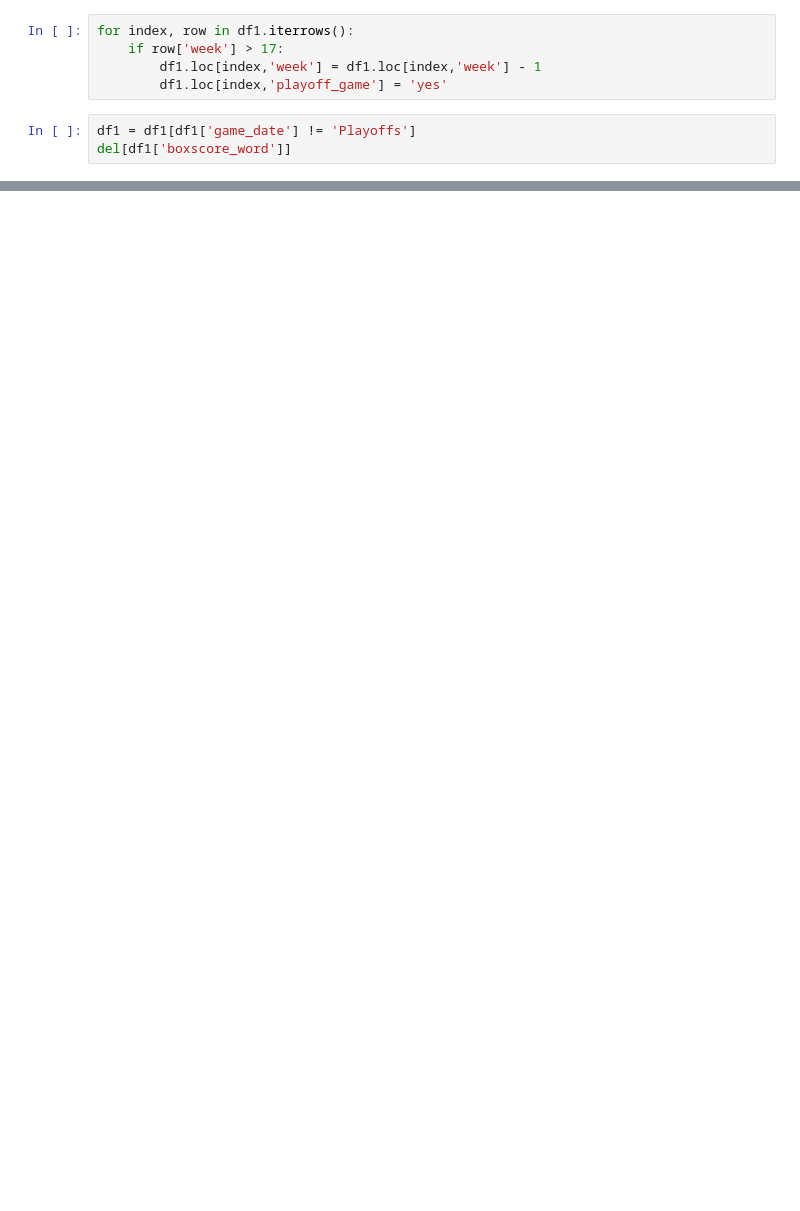
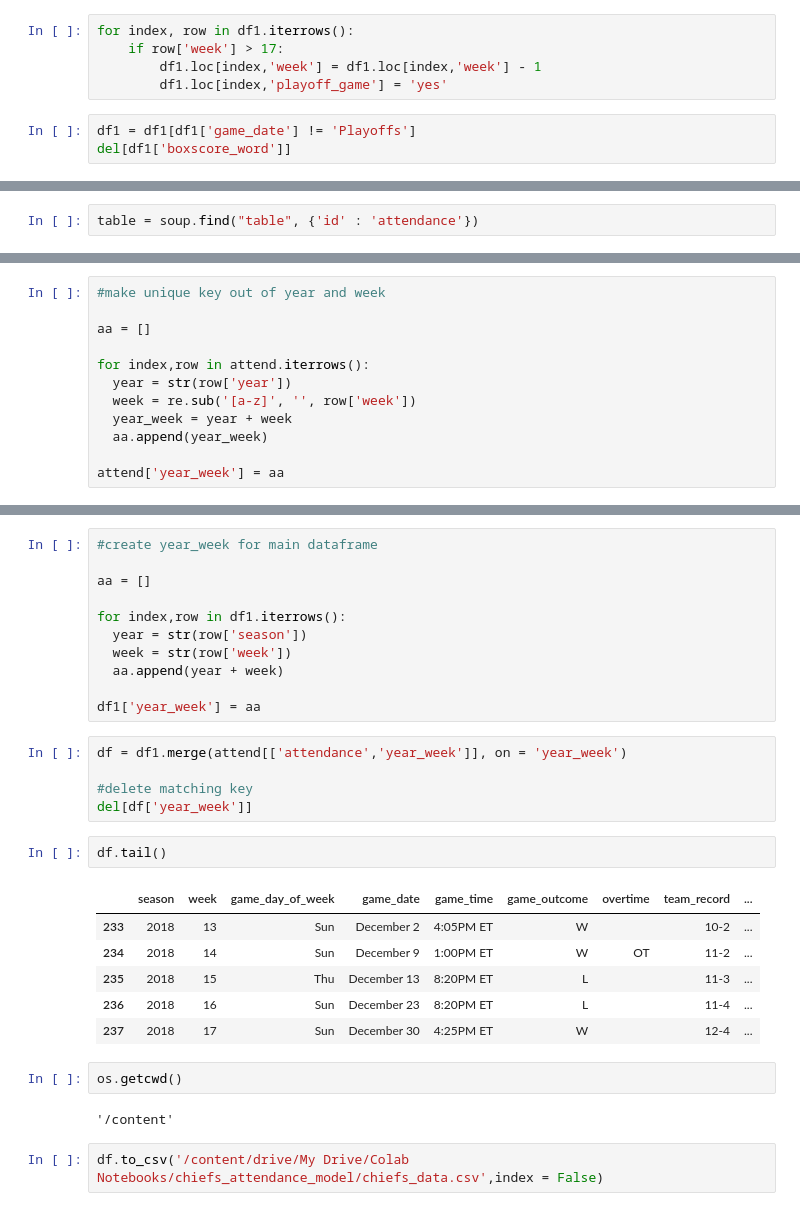
Before and after one commit to afolz121/chiefs_attendance_model, a Jupyter notebook: chiefs_data_scrape.ipynb, the cells around one changed output, grey strips where cells are left out. Drawn from its saved outputs; the diff is of its cells as text; blank space fills up the shorter version.

Commit message:
move over from google colab

```diff
--- a/chiefs_data_scrape.ipynb
+++ b/chiefs_data_scrape.ipynb
@@ -144,0 +186,2 @@ df1[df1['game_location'] == 'home'].tail(10)
+# %%
+table = soup.find("table", {'id' : 'attendance'})
@@ -144,0 +343,12 @@ df1[df1['game_location'] == 'home'].tail(10)
+# %%
+#make unique key out of year and week
+
+aa = []
+
+for index,row in attend.iterrows():
+  year = str(row['year'])
+  week = re.sub('[a-z]', '', row['week'])
+  year_week = year + week
+  aa.append(year_week)
+
+attend['year_week'] = aa
@@ -144,0 +373,31 @@ df1[df1['game_location'] == 'home'].tail(10)
+# %%
+#create year_week for main dataframe
+
+aa = []
+
+for index,row in df1.iterrows():
+  year = str(row['season'])
+  week = str(row['week'])
+  aa.append(year + week)
+
+df1['year_week'] = aa
+# %%
+df = df1.merge(attend[['attendance','year_week']], on = 'year_week')
+
+#delete matching key
+del[df['year_week']]
+# %%
+df.tail()
+# %% [output]
+|  | season | week | game_day_of_week | game_date | game_time | game_outcome | overtime | team_record | ... |
+| 233 | 2018 | 13 | Sun | December 2 | 4:05PM ET | W |  | 10-2 | ... |
+| 234 | 2018 | 14 | Sun | December 9 | 1:00PM ET | W | OT | 11-2 | ... |
+| 235 | 2018 | 15 | Thu | December 13 | 8:20PM ET | L |  | 11-3 | ... |
+| 236 | 2018 | 16 | Sun | December 23 | 8:20PM ET | L |  | 11-4 | ... |
+| 237 | 2018 | 17 | Sun | December 30 | 4:25PM ET | W |  | 12-4 | ... |
+# %%
+os.getcwd()
+# %% [output]
+'/content'
+# %%
+df.to_csv('/content/drive/My Drive/Colab Notebooks/chiefs_attendance_model/chiefs_data.csv',index = False)
```
Also changed, not shown: parts of 25 cells of this notebook, 3 other files.
